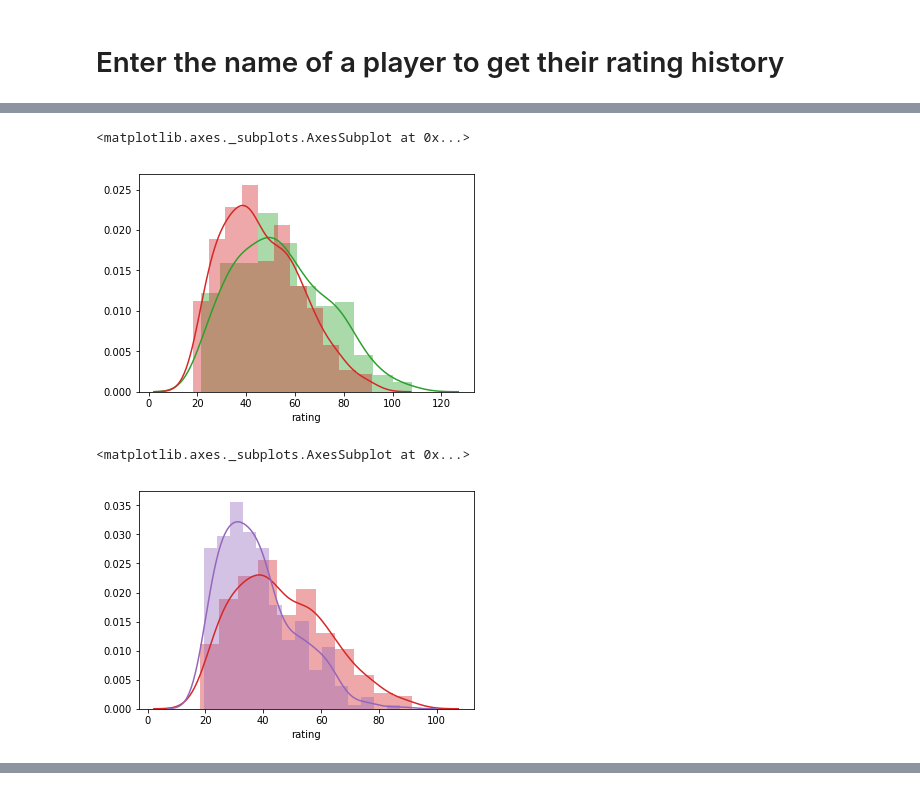
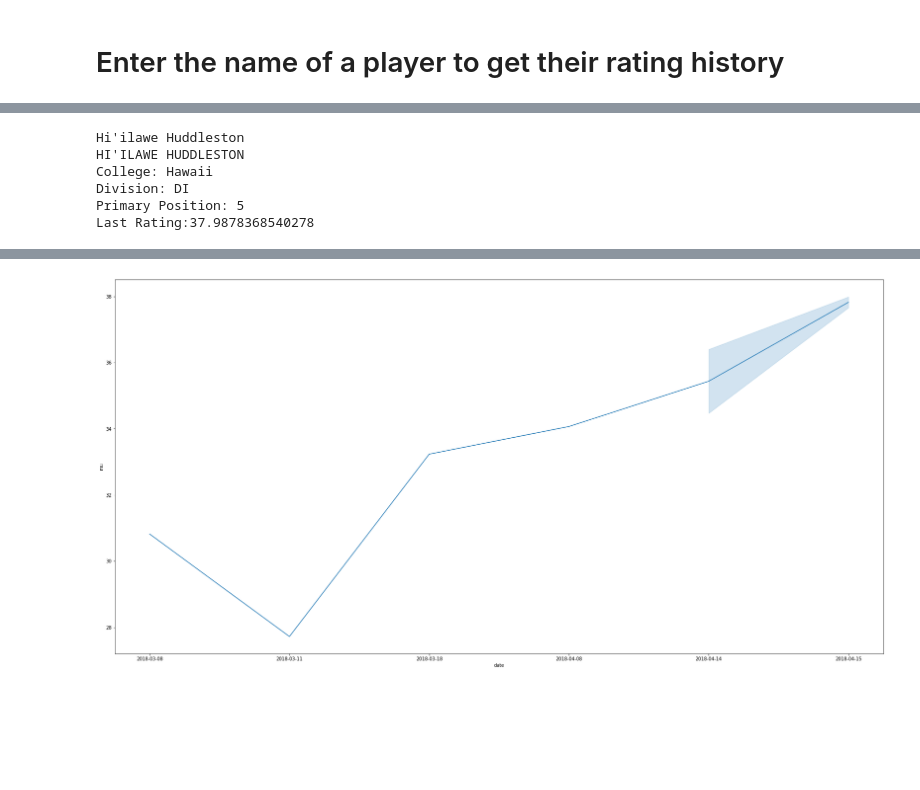
Before and after one commit to mas-dse-mhardist/collegebeachvball, a Jupyter notebook: Updated Rankings.ipynb, the cells around one changed output, grey strips where cells are left out. Saved outputs shown, nothing was run; the diff lists cells and outputs as text; code cells hidden in the pictures; blank space fills up the shorter version.

```diff
--- a/Updated Rankings.ipynb
+++ b/Updated Rankings.ipynb
@@ -395,18 +263,10 @@ sns.distplot(df1['rating'], color=current_palette[2])
-# %%
-df1 = get_top_players(df_match_history4, 3)
-sns.distplot(df1['rating'], color=current_palette[2])
-
-df1 = get_top_players(df_match_history4, 4)
-sns.distplot(df1['rating'], color=current_palette[3])
-# %% [output]
-<matplotlib.axes._subplots.AxesSubplot at 0x...>
-[figure, removed]
-# %%
-df1 = get_top_players(df_match_history4, 4)
-sns.distplot(df1['rating'], color=current_palette[3])
-
-df1 = get_top_players(df_match_history4, 5)
-sns.distplot(df1['rating'], color=current_palette[4])
-# %% [output]
-<matplotlib.axes._subplots.AxesSubplot at 0x...>
-[figure, removed]
+# %%
+a = raw_input()
+get_player_rating_history(d['match_history'], a)
+# %% [output]
+Hi'ilawe Huddleston
+HI'ILAWE HUDDLESTON
+College: Hawaii
+Division: DI
+Primary Position: 5
+Last Rating:37.9878368540278
@@ -412,0 +282 @@ sns.distplot(df1['rating'], color=current_palette[4])
+[figure, added]
```
Also changed, not shown: parts of 38 cells of this notebook.
